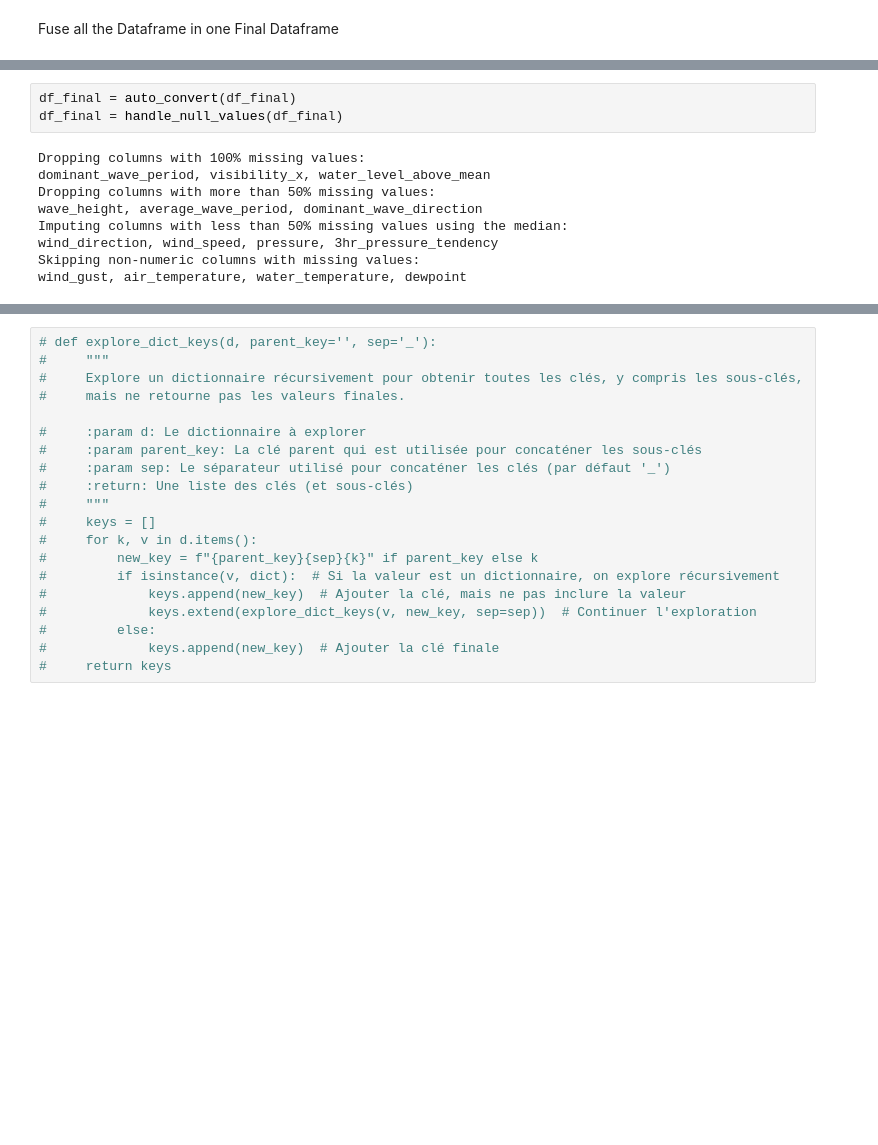
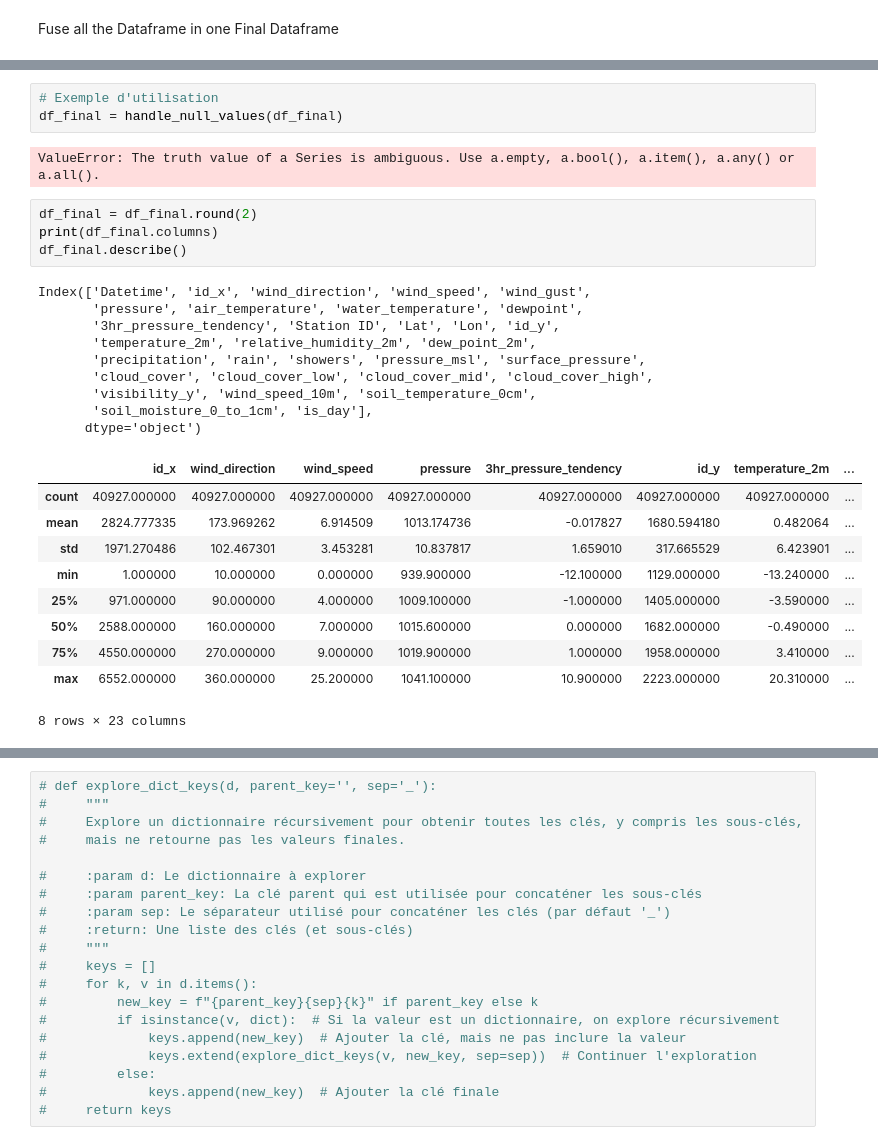
Before and after one commit to flosrv/Mes-Projets, a Jupyter notebook: Oceanography-Project-WIP/silver_step.ipynb, the cells around one changed output, grey strips where cells are left out. Saved outputs shown, nothing was run; the diff lists cells and outputs as text; blank space fills up the shorter version.

```diff
--- a/Oceanography-Project-WIP/silver_step.ipynb
+++ b/Oceanography-Project-WIP/silver_step.ipynb
@@ -307,12 +307,29 @@ dtype: object
+# %%
+# Exemple d'utilisation
+df_final = handle_null_values(df_final)
+# %% [output]
+ValueError: The truth value of a Series is ambiguous. Use a.empty, a.bool(), a.item(), a.any() or a.all().
 # %%
-df_final = auto_convert(df_final)
-df_final = handle_null_values(df_final)
+df_final = df_final.round(2)
+print(df_final.columns)
+df_final.describe()
 # %% [output]
-Dropping columns with 100% missing values:
-dominant_wave_period, visibility_x, water_level_above_mean
-Dropping columns with more than 50% missing values:
-wave_height, average_wave_period, dominant_wave_direction
-Imputing columns with less than 50% missing values using the median:
-wind_direction, wind_speed, pressure, 3hr_pressure_tendency
-Skipping non-numeric columns with missing values:
-wind_gust, air_temperature, water_temperature, dewpoint
+Index(['Datetime', 'id_x', 'wind_direction', 'wind_speed', 'wind_gust',
+       'pressure', 'air_temperature', 'water_temperature', 'dewpoint',
+       '3hr_pressure_tendency', 'Station ID', 'Lat', 'Lon', 'id_y',
+       'temperature_2m', 'relative_humidity_2m', 'dew_point_2m',
+       'precipitation', 'rain', 'showers', 'pressure_msl', 'surface_pressure',
+       'cloud_cover', 'cloud_cover_low', 'cloud_cover_mid', 'cloud_cover_high',
+       'visibility_y', 'wind_speed_10m', 'soil_temperature_0cm',
+       'soil_moisture_0_to_1cm', 'is_day'],
+      dtype='object')
+|  | id_x | wind_direction | wind_speed | pressure | 3hr_pressure_tendency | id_y | temperature_2m | ... |
+| count | 40927.000000 | 40927.000000 | 40927.000000 | 40927.000000 | 40927.000000 | 40927.000000 | 40927.000000 | ... |
+| mean | 2824.777335 | 173.969262 | 6.914509 | 1013.174736 | -0.017827 | 1680.594180 | 0.482064 | ... |
+| std | 1971.270486 | 102.467301 | 3.453281 | 10.837817 | 1.659010 | 317.665529 | 6.423901 | ... |
+| min | 1.000000 | 10.000000 | 0.000000 | 939.900000 | -12.100000 | 1129.000000 | -13.240000 | ... |
+| 25% | 971.000000 | 90.000000 | 4.000000 | 1009.100000 | -1.000000 | 1405.000000 | -3.590000 | ... |
+| 50% | 2588.000000 | 160.000000 | 7.000000 | 1015.600000 | 0.000000 | 1682.000000 | -0.490000 | ... |
+| 75% | 4550.000000 | 270.000000 | 9.000000 | 1019.900000 | 1.000000 | 1958.000000 | 3.410000 | ... |
+| max | 6552.000000 | 360.000000 | 25.200000 | 1041.100000 | 10.900000 | 2223.000000 | 20.310000 | ... |
+8 rows × 23 columns
```
Also changed, not shown: parts of 8 cells of this notebook, 1 other file.
